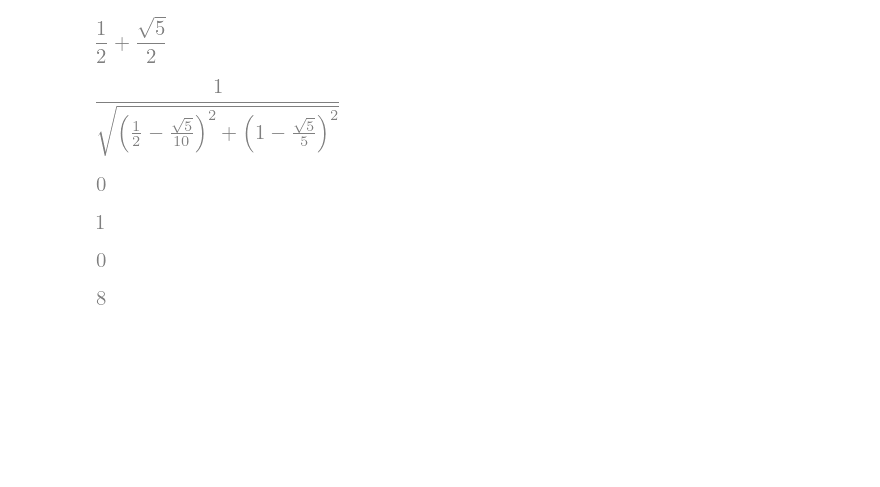
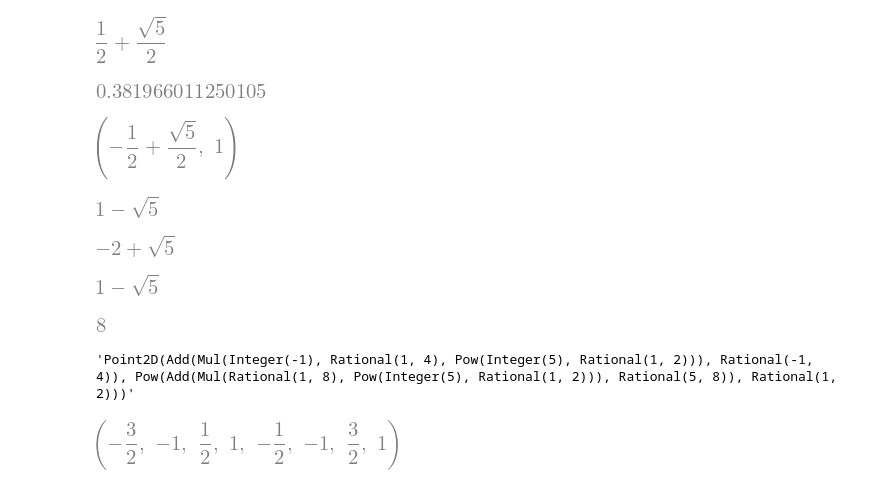
Before and after one commit to geometor/explorer-notebooks, a Jupyter notebook: root5.ipynb, the cells around one changed output. Drawn from its saved outputs; the diff is of its cells as text; code cells hidden in the pictures; blank space fills up the shorter version.

```diff
--- a/root5.ipynb
+++ b/root5.ipynb
@@ -72,23 +72,35 @@ phi
 # %% [output]
 [figure]
 # %%
-sg_ratio = (sgs[1] / sgs[0])
-sg_ratio
+sg_ratio = (sgs[0]**2 / sgs[1]**2)
+sg_ratio.evalf()
 # %% [output]
-[figure, old version]
+[figure, new version]
+# %%
+(sgs[0]).simplify(), (sgs[1]**2).simplify()
+# %% [output]
+[figure, added]
 # %%
 (sg_ratio - phi).simplify()
 # %% [output]
-[figure, old version]
+[figure, new version]
 # %%
 (sg_ratio / phi).simplify()
 # %% [output]
-[figure, old version]
+[figure, new version]
 # %%
 (sg_ratio - phi).simplify()
 # %% [output]
-[figure, old version]
+[figure, new version]
 # %%
 cpu_count()
 # %% [output]
 [figure]
+# %%
+sp.srepr(pts[77])
+# %% [output]
+'Point2D(Add(Mul(Integer(-1), Rational(1, 4), Pow(Integer(5), Rational(1, 2))), Rational(-1, 4)), Pow(Add(Mul(Rational(1, 8), Pow(Integer(5), Rational(1, 2))), Rational(5, 8)), Rational(1, 2)))'
+# %%
+elements[1].bounds + elements[2].bounds
+# %% [output]
+[figure, added]
```
Also changed, not shown: parts of 4 cells of this notebook, 26 other files.
